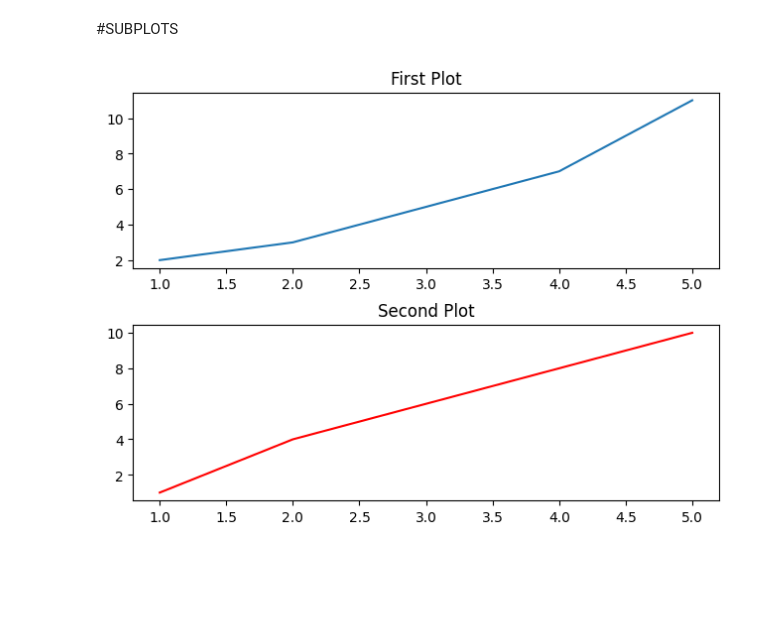
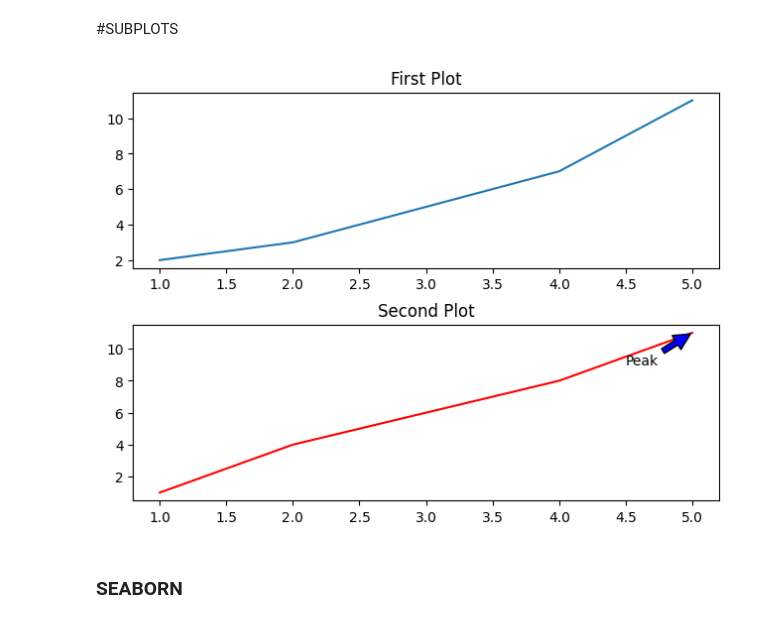
Before and after one commit to PranjalDby/MachineLearningAndAI, a Jupyter notebook: deep_learning_tf/Machine_LearningFundamentals/data_visualization/data_vis.ipynb, the cells around one changed output. Drawn from its saved outputs; the diff is of its cells as text; code cells hidden in the pictures; blank space fills up the shorter version.

```diff
--- a/deep_learning_tf/Machine_LearningFundamentals/data_visualization/data_vis.ipynb
+++ b/deep_learning_tf/Machine_LearningFundamentals/data_visualization/data_vis.ipynb
@@ -117,15 +117,19 @@ plt.show()
 # %%
 x = [1,2,3,4,5]
 y1 = [2,3,5,7,11]
-y2 = [1,4,6,8,10]
+y2 = [1,4,6,8,11]
 # plt.subplots() ## it will return a tuple of objects (figure and plots)
 fig, axs_plots = plt.subplots(2)
 #axs_plots here represent horizontal axis means (axis = 0)
 axs_plots[0].plot(x,y1) # 0 represents index
 axs_plots[0].set_title("First Plot")
 axs_plots[1].plot(x,y2,'-r')
+axs_plots[1].annotate("Peak",xy=(5,11),xytext=(4.5,9),arrowprops=dict(facecolor='blue',shrink=0.05))
 axs_plots[1].set_title("Second Plot")
 plt.tight_layout(pad=0.8)
+## annotating the plot
 plt.show()
 # %% [output]
-[figure, old version]
+[figure, new version]
+# %% [markdown]
+### SEABORN
```
Also changed, not shown: parts of 16 cells of this notebook, 2 other files.
